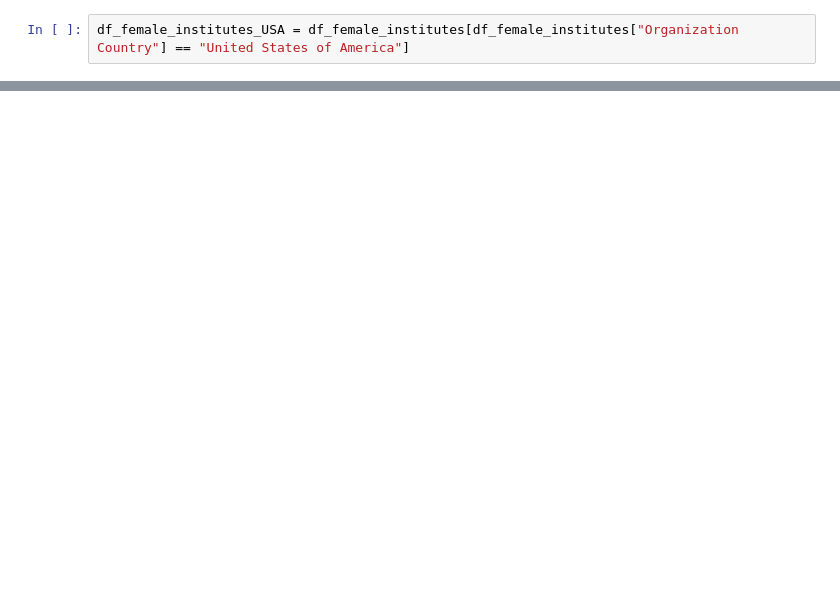
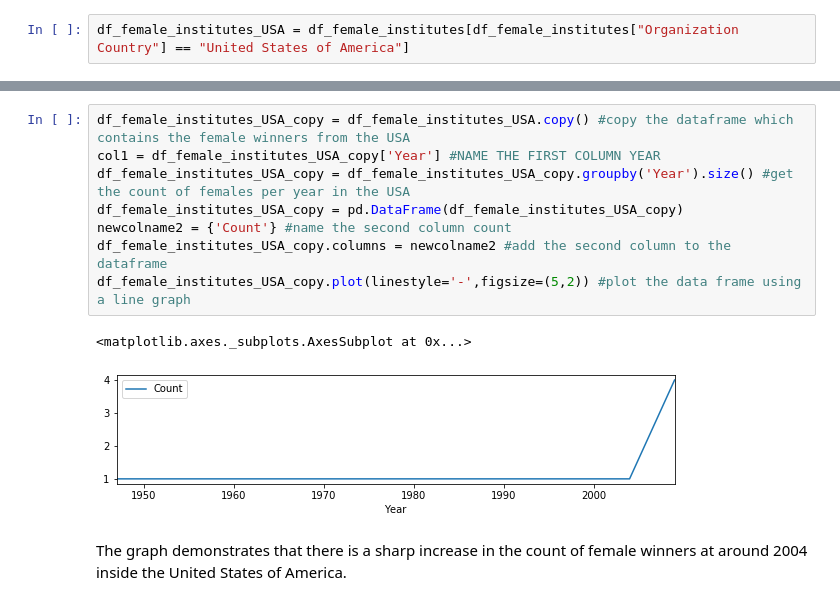
Before and after one commit to marwagaser/DataEngineering, a Jupyter notebook: Data Cleaning - Milestone 1.ipynb, the cells around one changed output, grey strips where cells are left out. Saved outputs shown, nothing was run; the diff lists cells and outputs as text; blank space fills up the shorter version.

Commit message:
analysis and data visualization done

```diff
--- a/Data Cleaning - Milestone 1.ipynb
+++ b/Data Cleaning - Milestone 1.ipynb
@@ -952,0 +957,13 @@ df_female_institutes_USA
+# %%
+df_female_institutes_USA_copy = df_female_institutes_USA.copy() #copy the dataframe which contains the female winners from the USA
+col1 = df_female_institutes_USA_copy['Year'] #NAME THE FIRST COLUMN YEAR
+df_female_institutes_USA_copy = df_female_institutes_USA_copy.groupby('Year').size() #get the count of females per year in the USA
+df_female_institutes_USA_copy = pd.DataFrame(df_female_institutes_USA_copy)
+newcolname2 = {'Count'} #name the second column count
+df_female_institutes_USA_copy.columns = newcolname2 #add the second column to the dataframe
+df_female_institutes_USA_copy.plot(linestyle='-',figsize=(5,2)) #plot the data frame using a line graph
+# %% [output]
+<matplotlib.axes._subplots.AxesSubplot at 0x...>
+[figure, added]
+# %% [markdown]
+The graph demonstrates that there is a sharp increase in the count of female winners at around 2004 inside the United States of America.
```
Also changed, not shown: parts of 9 cells of this notebook.
